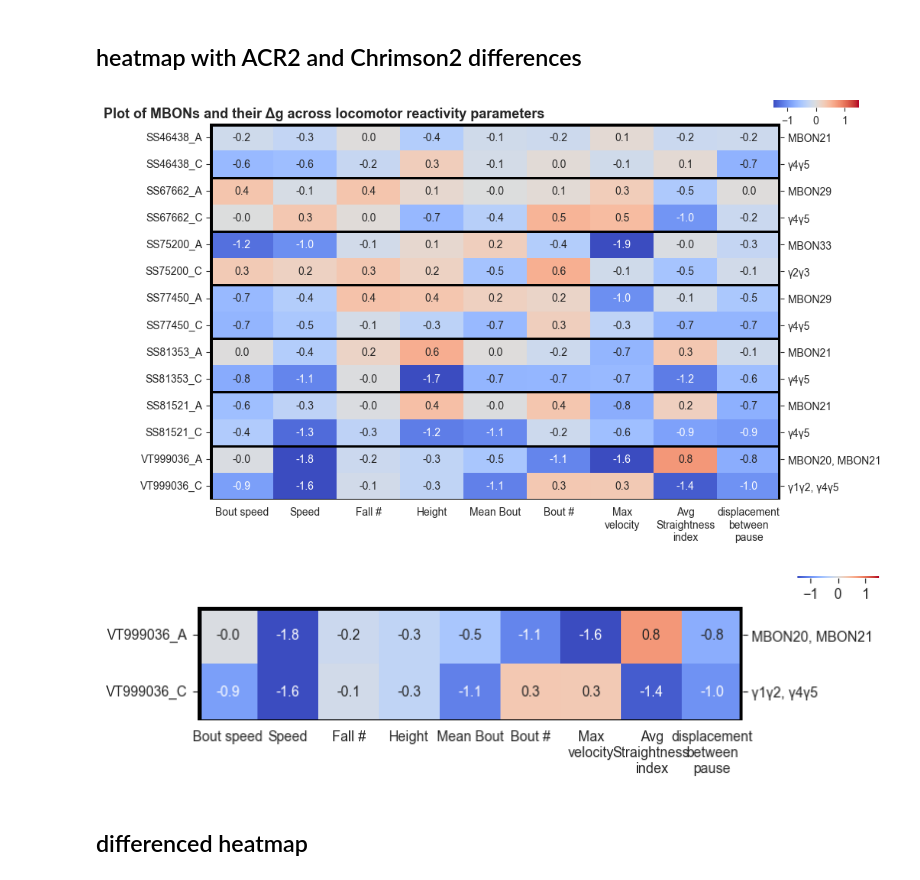
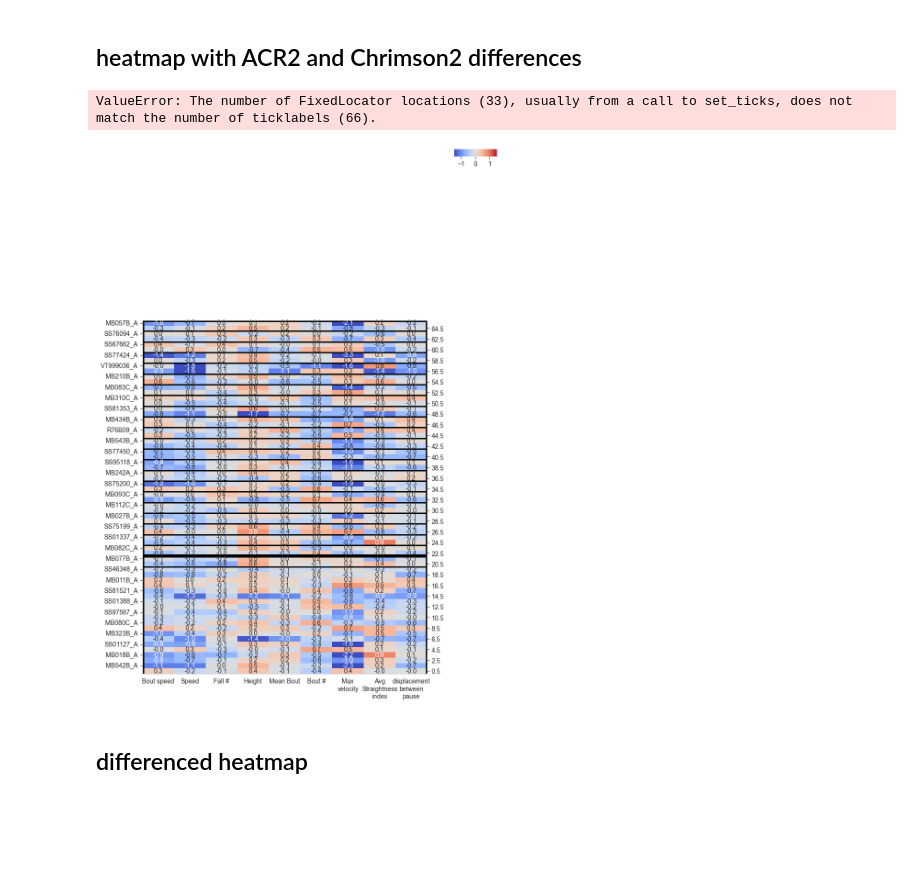
Before and after one commit to lnicole08/deltaG_screen, a Jupyter notebook: Heatmappotofu_1.ipynb, the cells around one changed output. Saved outputs shown, nothing was run; the diff lists cells and outputs as text; code cells hidden in the pictures; blank space fills up the shorter version.

```diff
--- a/Heatmappotofu_1.ipynb
+++ b/Heatmappotofu_1.ipynb
@@ -45,10 +45,11 @@ files = os.listdir(openPath)
 
 #identifying genotypes
 responder = "ACR"
-driver = "SS46348"
+#driver = "SS81353"
 respondercsv = responder + ".csv"
 wt = "w1118"
-lst = [driver]
+lst = ["MB011B", "MB018B", "MB027B", "MB057B", "MB077B", "MB080C", "MB082C", "MB083C", "MB093C","MB112C", "MB242A", "MB210B", "MB310C", "MB323B", "MB399B",
+       "MB434B", "MB542B", "MB543B", "R76B09", "SS01127", "SS01337", "SS01388", "SS75199", "SS76094", "SS77424","SS97567"]
 # %%
 dflists = ['df_bspeed', 'df_speed', 'df_time', 'df_fall','df_height', 'df_displacement', 'df_meanpause', 'df_pause','df_meanbout', 'df_bout','df_boutpos', 'df_pausepos','df_maxvelocity','df_straightindex', 'df_displacementbetweenpause']
 
@@ -161,9 +60,3 @@ for n in lst:
 def get_df_name(df):
     name =[x for x in globals() if globals()[x] is df][0]
     return name
-# %%
-df2list = [eval(xi) for xi in dflists2]
-
-for nn in df2list:
-    nn.set_index("MBON", inplace = True)
-    nn.to_csv(openPath + "Compilation with delta\\2024collection\\" + driver + " x " + responder + " " + get_df_name(nn) + " .csv")
@@ -291,6 +298,8 @@ csvfile = csvfile.astype('string')
 for n, k in zip(["B", "y", "a"], ['β', "γ", "α"]):
     csvfile['Lobe'] = csvfile['Lobe'].str.replace(n, k)
 
+lobelocation = pd.DataFrame()
+
 for m in MBONList:
     lobeloc = pd.DataFrame()
     unqlist = []
@@ -325,7 +334,10 @@ dfreg_resp = dfreg_resp.sort_values(by = "responder", ascending=True).reset_inde
 df00 = dfreg_resp.copy()
 df50 = df00.set_index(['responder'])
 df50 = df50.drop(['MBON'], axis =1)
-fig1, ax3 = plt.subplots(figsize=(10, 6))
+
+
+
+fig1, ax3 = plt.subplots(figsize=(10, 18))
 
 #adding extra axes label
 lobloclst = []
@@ -347,7 +359,7 @@ cax = inset_axes(ax3,
                  width="15%",  # width: 40% of parent_bbox width
                  height="2%",  # height: 10% of parent_bbox height
                  loc='lower right',
-                 bbox_to_anchor=(0.1, 1.10, 1, 1),
+                 bbox_to_anchor=(0.1, 1.05, 1, 1),
                  bbox_transform=ax3.transAxes,
                  borderpad=-2,
                  )
@@ -363,7 +375,7 @@ wrap_labels(j7, 10)
 
 from matplotlib.patches import Rectangle
 
-for i in list(range(0,46,2)):
+for i in list(range(0,92,2)):
     ax3.add_patch(Rectangle((0, i), 9, 2, fill=False, edgecolor='black', lw=2))
 
 # Drawing the frame
@@ -391,17 +403,15 @@ j8.spines['bottom'].set_visible(False)
 j8.spines['left'].set_visible(False)
 
 
-j7.set_title('Plot of MBONs and their Δg across locomotor reactivity parameters', x=0.2, weight='bold', fontsize =13 )
+j7.set_title('Plot of MBONs and their Δg across locomotor reactivity parameters', x=0.4, weight='bold', fontsize =13 )
 
 fig1.tight_layout()
 
-#plt.savefig(openPath + "images\\" + date + "_" + responder + "_deltagheatmapwithlobelocations_forfirst10s.png", dpi = 1200)
+plt.savefig(openPath + "images\\" + date + "_" + responder + "_deltagheatmapwithlobelocations.png", dpi = 1200)
-# %% [output]
-[figure, removed]
 # %%
 #mini list
 
-lstofmbonsiwant = ['VT999036']
+lstofmbonsiwant = MBONList
 df_specificmbon = pd.DataFrame()
 for n in lstofmbonsiwant:
     df_specificmbon = pd.concat([df_specificmbon, dfreg_resp[dfreg_resp['MBON'] == n]])
@@ -409,7 +419,7 @@ for n in lstofmbonsiwant:
 df_specificmbon = df_specificmbon.reset_index(drop=True)
 df60 = df_specificmbon.set_index(['responder'])
 df60 = df60.drop(['MBON'], axis =1)
-fig1, ax3 = plt.subplots(figsize=(8, 2))
+fig1, ax3 = plt.subplots(figsize=(8, 10))
 
 #adding extra axes label
 lobloclst = []
@@ -454,34 +464,35 @@ for i in list(range(0,46,2)):
 j7.axhline(y = 0, color = 'k',
             linewidth = 5)
 
 j7.axhline(y = 44, color = 'k',
             linewidth = 5)
 
 j7.axvline(x = 0, color = 'k',
             linewidth = 5)
 
 j7.axvline(x = 9, color = 'k',
             linewidth = 5)
 
 #secondary axes
 j8 = j7.twinx()
 j8.set_ylim([0,j7.get_ylim()[0]])
 j8.set_yticks(j7.get_yticks())
 
 j8.set_yticklabels(newdf600['Merge'].iloc[::-1], fontsize=10)
 j8.spines['top'].set_visible(False)
 j8.spines['right'].set_visible(False)
 j8.spines['bottom'].set_visible(False)
 j8.spines['left'].set_visible(False)
 
 
 #j7.set_title('Plot of MBONs and their Δg across locomotor reactivity parameters', x=0.5, weight='bold', fontsize =13 )
 
 fig1.tight_layout()
 
 #plt.savefig(openPath + "images\\" + date + "_" + responder + "_deltagheatmapwithlobelocations_forfirst10s.png", dpi = 1200)
 # %% [output]
+ValueError: The number of FixedLocator locations (33), usually from a call to set_ticks, does not match the number of ticklabels (66).
-[figure, old version]
+[figure, new version]
 # %% [markdown]
 ## differenced heatmap
 # %%
```
Also changed, not shown: parts of 4 cells of this notebook.
